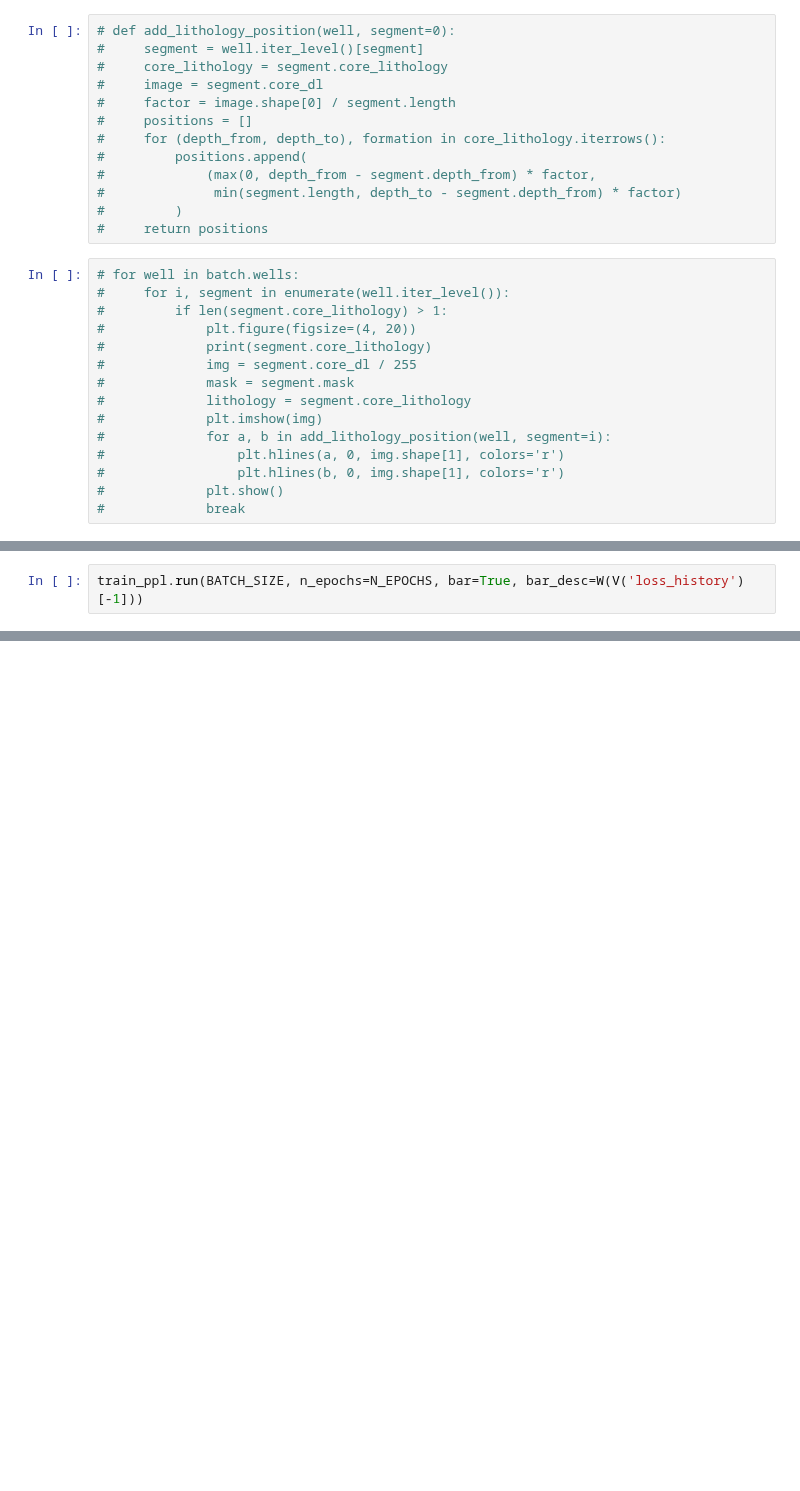
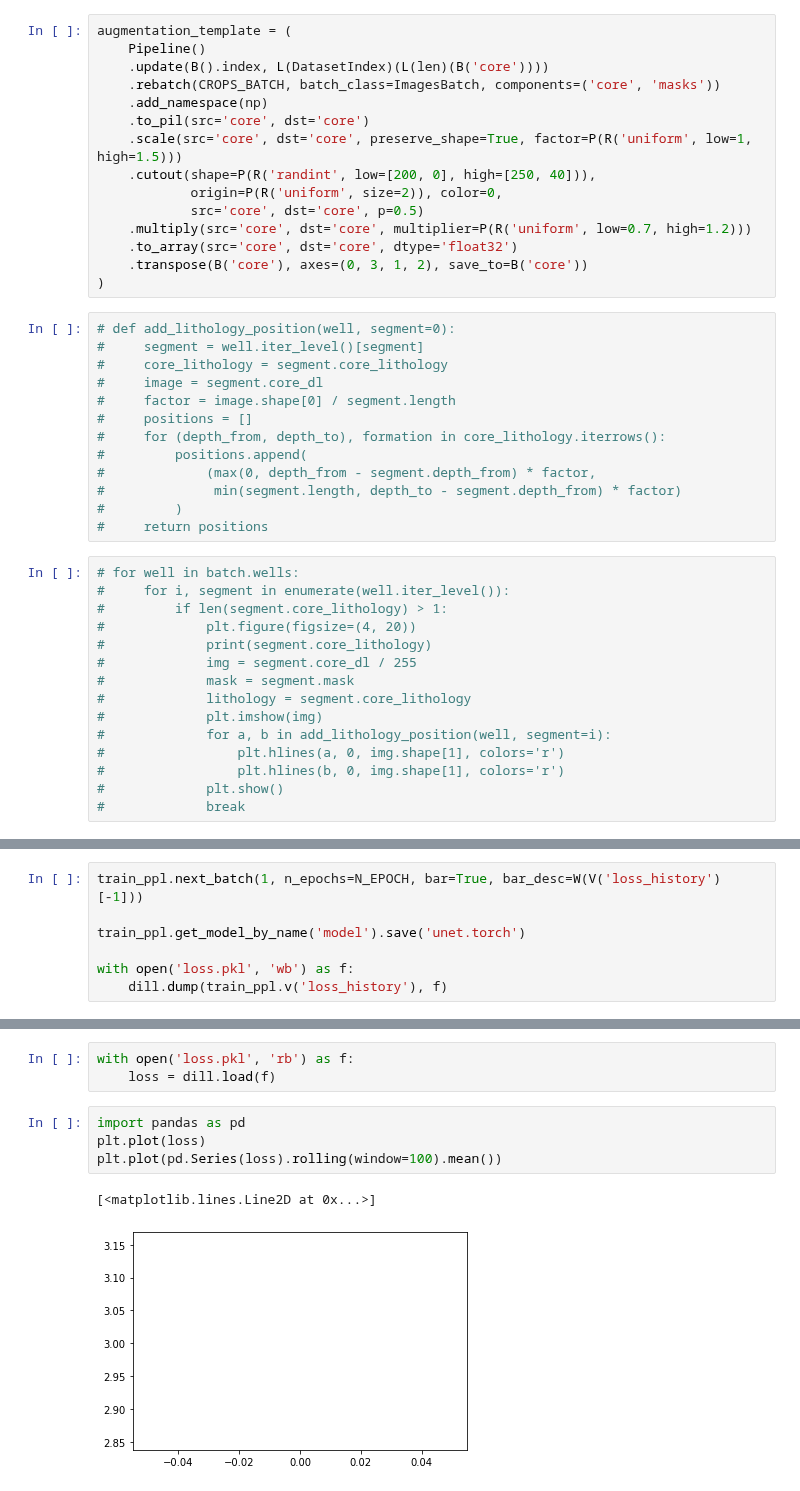
Before and after one commit to sadaqatali2027/petroflow-1, a Jupyter notebook: petroflow/models/lithology/unet.ipynb, the cells around one changed output, grey strips where cells are left out. Drawn from its saved outputs; the diff is of its cells as text; blank space fills up the shorter version.

```diff
--- a/petroflow/models/lithology/unet.ipynb
+++ b/petroflow/models/lithology/unet.ipynb
@@ -87,3 +105,18 @@ crop_template = (Pipeline()
+# %%
+augmentation_template = (
+    Pipeline()
+    .update(B().index, L(DatasetIndex)(L(len)(B('core'))))
+    .rebatch(CROPS_BATCH, batch_class=ImagesBatch, components=('core', 'masks'))
+    .add_namespace(np)
+    .to_pil(src='core', dst='core')
+    .scale(src='core', dst='core', preserve_shape=True, factor=P(R('uniform', low=1, high=1.5)))
+    .cutout(shape=P(R('randint', low=[200, 0], high=[250, 40])),
+            origin=P(R('uniform', size=2)), color=0,
+            src='core', dst='core', p=0.5)
+    .multiply(src='core', dst='core', multiplier=P(R('uniform', low=0.7, high=1.2)))
+    .to_array(src='core', dst='core', dtype='float32')
+    .transpose(B('core'), axes=(0, 3, 1, 2), save_to=B('core'))
+)
 # %%
 # def add_lithology_position(well, segment=0):
 #     segment = well.iter_level()[segment]
@@ -141,2 +174,0 @@ train_ppl = (crop_template + train_template) << ds.train
-# %%
-train_ppl.run(BATCH_SIZE, n_epochs=N_EPOCHS, bar=True, bar_desc=W(V('loss_history')[-1]))
@@ -149,0 +175,7 @@ plt.plot(batch.masks[0])
+# %%
+train_ppl.next_batch(1, n_epochs=N_EPOCH, bar=True, bar_desc=W(V('loss_history')[-1]))
+
+train_ppl.get_model_by_name('model').save('unet.torch')
+
+with open('loss.pkl', 'wb') as f:
+    dill.dump(train_ppl.v('loss_history'), f)
@@ -149,0 +200,10 @@ plt.plot(batch.masks[0])
+# %%
+with open('loss.pkl', 'rb') as f:
+    loss = dill.load(f)
+# %%
+import pandas as pd
+plt.plot(loss)
+plt.plot(pd.Series(loss).rolling(window=100).mean())
+# %% [output]
+[<matplotlib.lines.Line2D at 0x...>]
+[figure, added]
```
Also changed, not shown: parts of 30 cells of this notebook, 3 other files.
